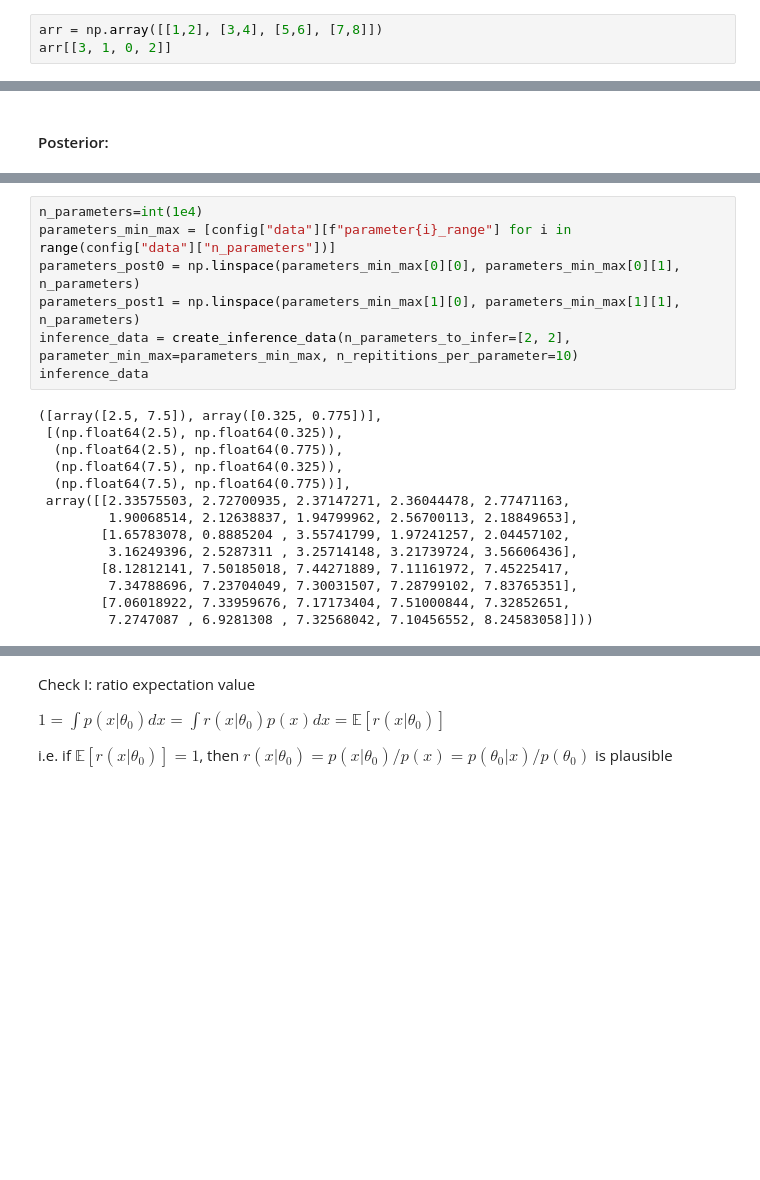
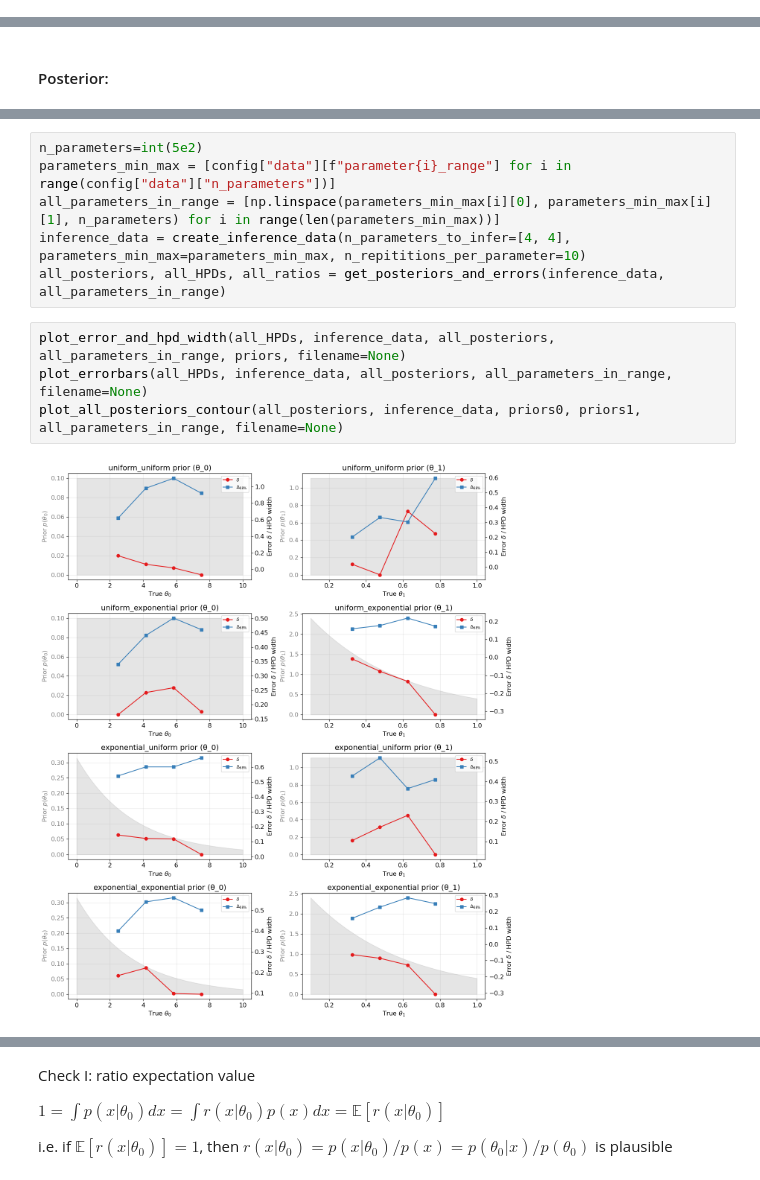
Before and after one commit to nabil-2/NNPD, a Jupyter notebook: toy_example_nD.ipynb, the cells around one changed output, grey strips where cells are left out. Cells and saved outputs as stored; diff of their text form; blank space fills up the shorter version.

```diff
--- a/toy_example_nD.ipynb
+++ b/toy_example_nD.ipynb
@@ -134,3 +128,0 @@ Integral P2 of sinusoidal: 0.9999999999999999
-# %%
-arr = np.array([[1,2], [3,4], [5,6], [7,8]])
-arr[[3, 1, 0, 2]]
@@ -984,23 +1338,14 @@ def get_posteriors_and_errors(inference_data, all_parameters_in_range):
                 all_ratios[prior_name] = ratios_grouped
     return all_posteriors, all_HPDs, all_ratios
 # %%
-n_parameters=int(1e4)
+n_parameters=int(5e2)
 parameters_min_max = [config["data"][f"parameter{i}_range"] for i in range(config["data"]["n_parameters"])]
-parameters_post0 = np.linspace(parameters_min_max[0][0], parameters_min_max[0][1], n_parameters)
-parameters_post1 = np.linspace(parameters_min_max[1][0], parameters_min_max[1][1], n_parameters)
-inference_data = create_inference_data(n_parameters_to_infer=[2, 2], parameter_min_max=parameters_min_max, n_repititions_per_parameter=10)
-inference_data
+all_parameters_in_range = [np.linspace(parameters_min_max[i][0], parameters_min_max[i][1], n_parameters) for i in range(len(parameters_min_max))]
+inference_data = create_inference_data(n_parameters_to_infer=[4, 4], parameters_min_max=parameters_min_max, n_repititions_per_parameter=10)
+all_posteriors, all_HPDs, all_ratios = get_posteriors_and_errors(inference_data, all_parameters_in_range)
-# %% [output]
-([array([2.5, 7.5]), array([0.325, 0.775])],
- [(np.float64(2.5), np.float64(0.325)),
-  (np.float64(2.5), np.float64(0.775)),
-  (np.float64(7.5), np.float64(0.325)),
-  (np.float64(7.5), np.float64(0.775))],
- array([[2.33575503, 2.72700935, 2.37147271, 2.36044478, 2.77471163,
-         1.90068514, 2.12638837, 1.94799962, 2.56700113, 2.18849653],
-        [1.65783078, 0.8885204 , 3.55741799, 1.97241257, 2.04457102,
-         3.16249396, 2.5287311 , 3.25714148, 3.21739724, 3.56606436],
-        [8.12812141, 7.50185018, 7.44271889, 7.11161972, 7.45225417,
-         7.34788696, 7.23704049, 7.30031507, 7.28799102, 7.83765351],
-        [7.06018922, 7.33959676, 7.17173404, 7.51000844, 7.32852651,
-         7.2747087 , 6.9281308 , 7.32568042, 7.10456552, 8.24583058]]))
+# %%
+plot_error_and_hpd_width(all_HPDs, inference_data, all_posteriors, all_parameters_in_range, priors, filename=None)
+plot_errorbars(all_HPDs, inference_data, all_posteriors, all_parameters_in_range, filename=None)
+plot_all_posteriors_contour(all_posteriors, inference_data, priors0, priors1, all_parameters_in_range, filename=None)
+# %% [output]
+[figure, added]
```
Also changed, not shown: parts of 14 cells of this notebook, 55 other files.
